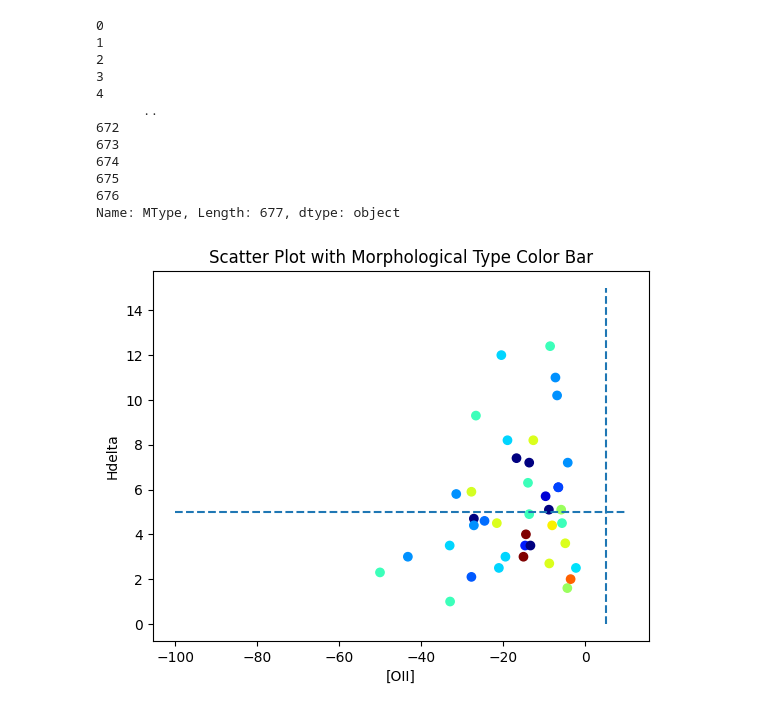
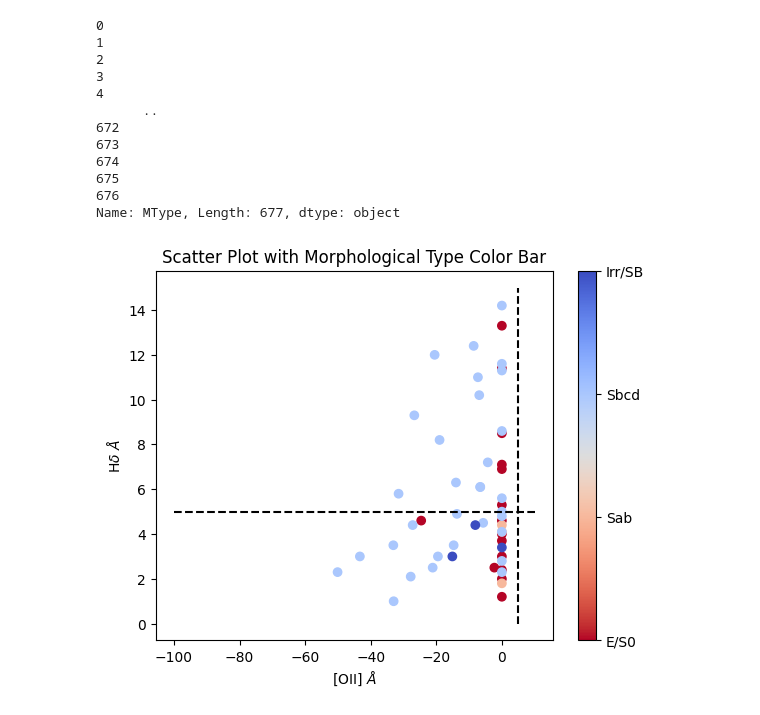
Before and after one commit to patito-mary/egdatos, a Jupyter notebook: manejodedatos.ipynb, the cells around one changed output. Drawn from its saved outputs; the diff is of its cells as text; code cells hidden in the pictures.

```diff
--- a/manejodedatos.ipynb
+++ b/manejodedatos.ipynb
@@ -48,7 +74,26 @@ cluster = cluster.iloc[f2_values]
+# %%
+field_ES0.loc[:,'MType'] = 'E/S0'
+field_Sab.loc[:,'MType'] = 'Sab'
+field_Sbcd.loc[:,'MType'] = 'Sbcd'
+field_IrrSB.loc[:,'MType'] = 'Irr/SB'
+# %%
+cluster_ES0.loc[:,'MType'] = 'E/S0'
+cluster_Sab.loc[:,'MType'] = 'Sab'
+cluster_Sbcd.loc[:,'MType'] = 'Sbcd'
+cluster_IrrSB.loc[:,'MType'] = 'Irr/SB'
+# %%
+#Crear nueva tabla con datos depurados
+result = pd.merge(field_ES0, field_Sab, how='outer')
+result = pd.merge(result, field_Sbcd, how='outer')
+field2 = pd.merge(result, field_IrrSB, how='outer')
+
+result = pd.merge(cluster_ES0, cluster_Sab, how='outer')
+result = pd.merge(result, cluster_Sbcd, how='outer')
+cluster2 = pd.merge(result, cluster_IrrSB, how='outer')
 # %%
 # Definir colores para cada tipo morfológico
-cmap = mpl.colormaps['jet']
-categories = df['MType'].unique()
+cmap = mpl.colormaps['coolwarm_r']
+categories = cluster2['MType'].unique()
 colors = [cmap(i / len(categories)) for i in range(len(categories))]
 norm = Normalize(vmin=0, vmax=len(categories) - 1)
 scalar_map = cm.ScalarMappable(norm=norm, cmap=cmap)
@@ -55,14 +102,16 @@ scalar_map = cm.ScalarMappable(norm=norm, cmap=cmap)
 # %%
-plt.scatter(field['[OII]'],field['Hdelta'], c=[categories.tolist().index(mtype) for mtype in field['MType']], cmap=cmap)
-plt.scatter(cluster['[OII]'], cluster['Hdelta'], c=[categories.tolist().index(mtype) for mtype in cluster['MType']], cmap=cmap)
-plt.hlines(5, -100, 10, linestyles='dashed')
-plt.vlines(5, 0, 15, linestyles='dashed')
+plt.scatter(field2['[OII]'],field2['Hdelta'], c=[categories.tolist().index(mtype) for mtype in field2['MType']], cmap=cmap)
+plt.scatter(cluster2['[OII]'], cluster2['Hdelta'], c=[categories.tolist().index(mtype) for mtype in cluster2['MType']], cmap=cmap)
+plt.hlines(5, -100, 10, linestyles='dashed', color='black')
+plt.vlines(5, 0, 15, linestyles='dashed', color='black')
 
-plt.xlabel('[OII]')
-plt.ylabel('Hdelta')
+cbar = plt.colorbar(ticks=np.arange(len(categories)))
+cbar.set_ticklabels(categories)
+plt.xlabel('[OII] $\AA$')
+plt.ylabel('H$\delta$ $\AA$')
 plt.title('Scatter Plot with Morphological Type Color Bar')
 
 
 plt.show()
 # %% [output]
-[figure, old version]
+[figure, new version]
```
Also changed, not shown: parts of 11 cells of this notebook, 2 other files.
